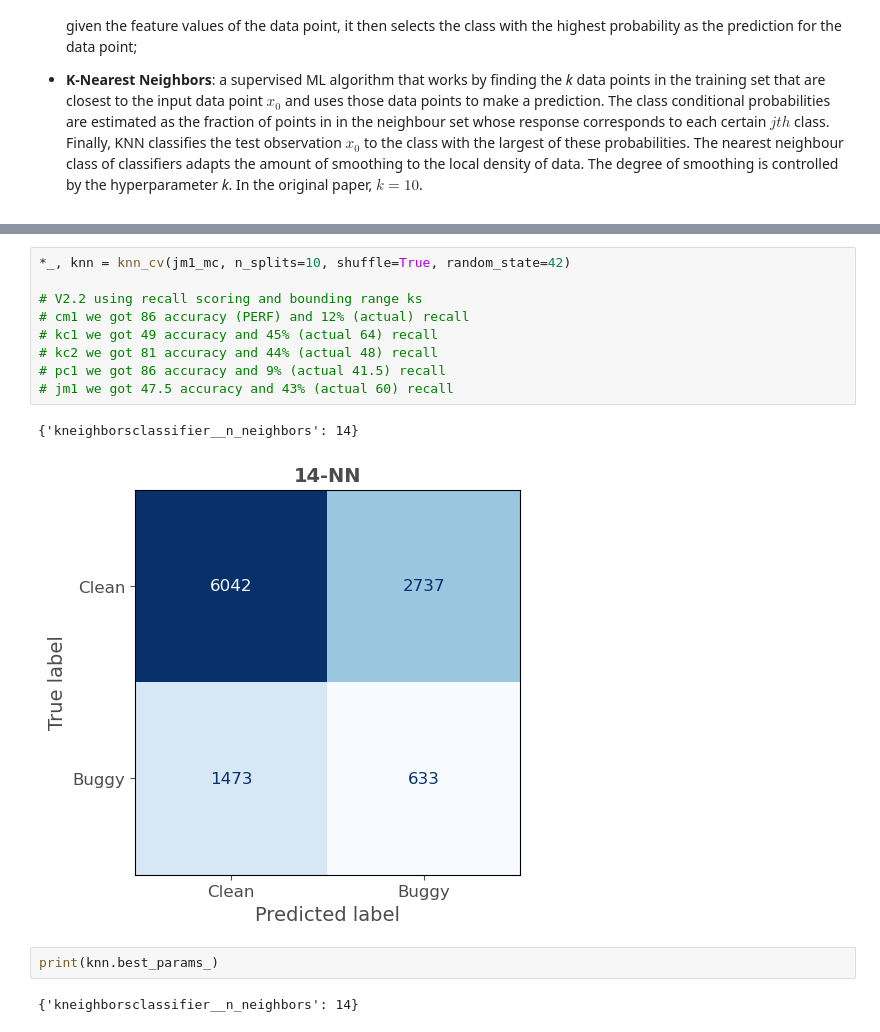
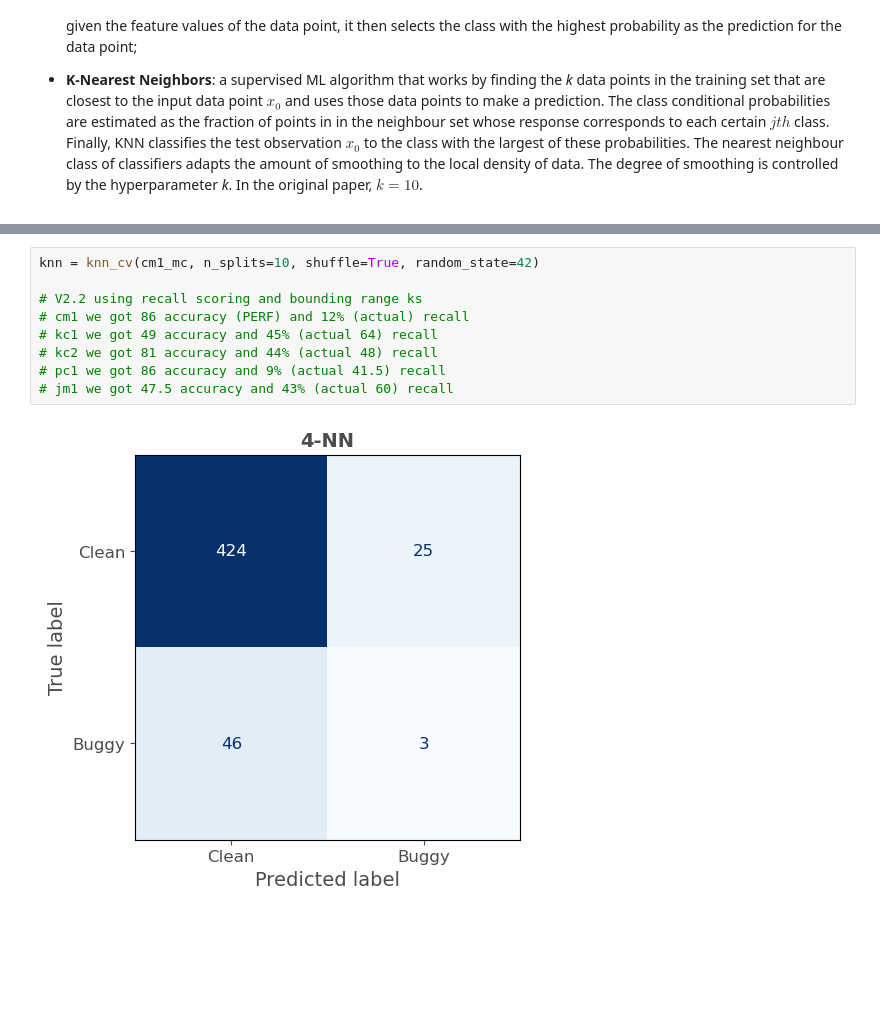
Before and after one commit to zurlog/MLDS_PR104, a Jupyter notebook: scripts/pr104.ipynb, the cells around one changed output, grey strips where cells are left out. Cells and saved outputs as stored; diff of their text form; blank space fills up the shorter version.

```diff
--- a/scripts/pr104.ipynb
+++ b/scripts/pr104.ipynb
@@ -370,16 +361,11 @@ def knn_cv(df, ax=None, cbar = False, normalize = None, **kargs):
 # %%
-*_, knn = knn_cv(jm1_mc, n_splits=10, shuffle=True, random_state=42)
+knn = knn_cv(cm1_mc, n_splits=10, shuffle=True, random_state=42)
 
 # V2.2 using recall scoring and bounding range ks
 # cm1 we got 86 accuracy (PERF) and 12% (actual) recall
 # kc1 we got 49 accuracy and 45% (actual 64) recall
 # kc2 we got 81 accuracy and 44% (actual 48) recall
 # pc1 we got 86 accuracy and 9% (actual 41.5) recall
 # jm1 we got 47.5 accuracy and 43% (actual 60) recall
 # %% [output]
-{'kneighborsclassifier__n_neighbors': 14}
-[figure, old version]
+[figure, new version]
-# %%
-print(knn.best_params_)
-# %% [output]
-{'kneighborsclassifier__n_neighbors': 14}
```
Also changed, not shown: parts of 12 cells of this notebook, 5 other files.
